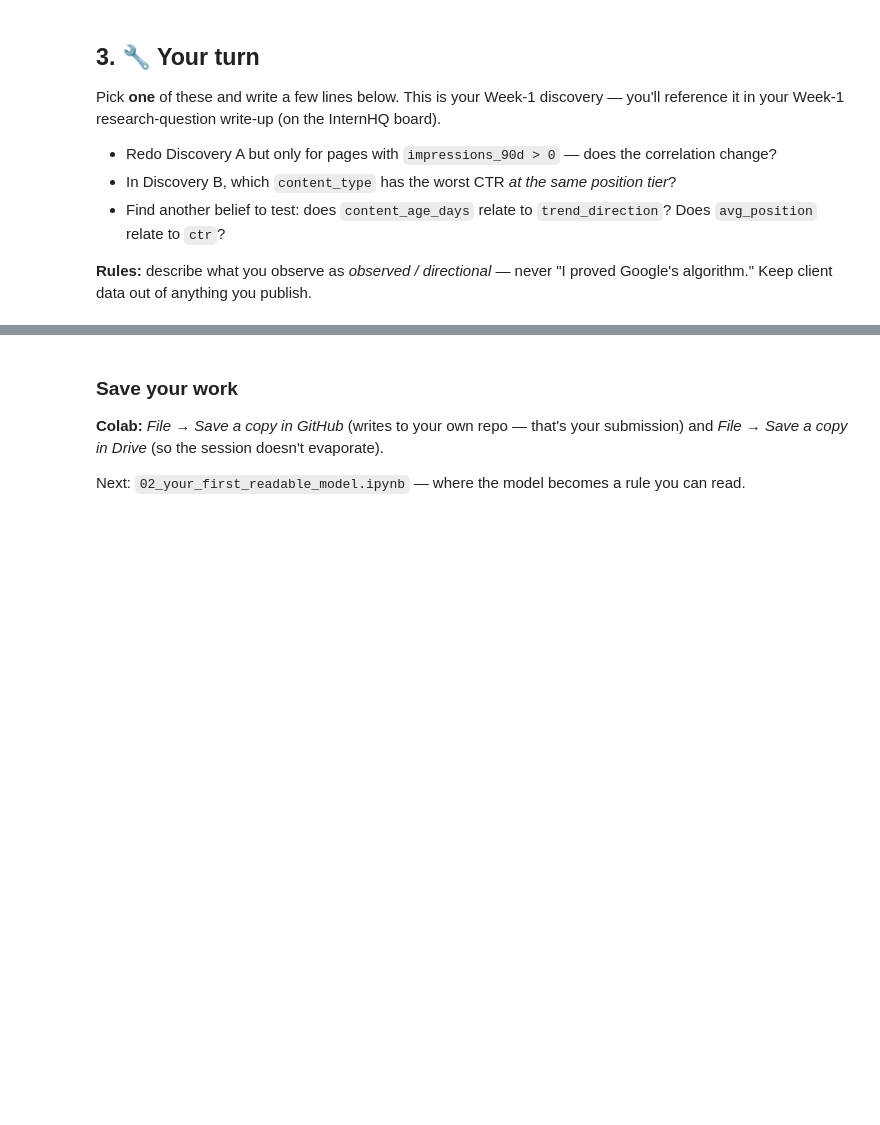
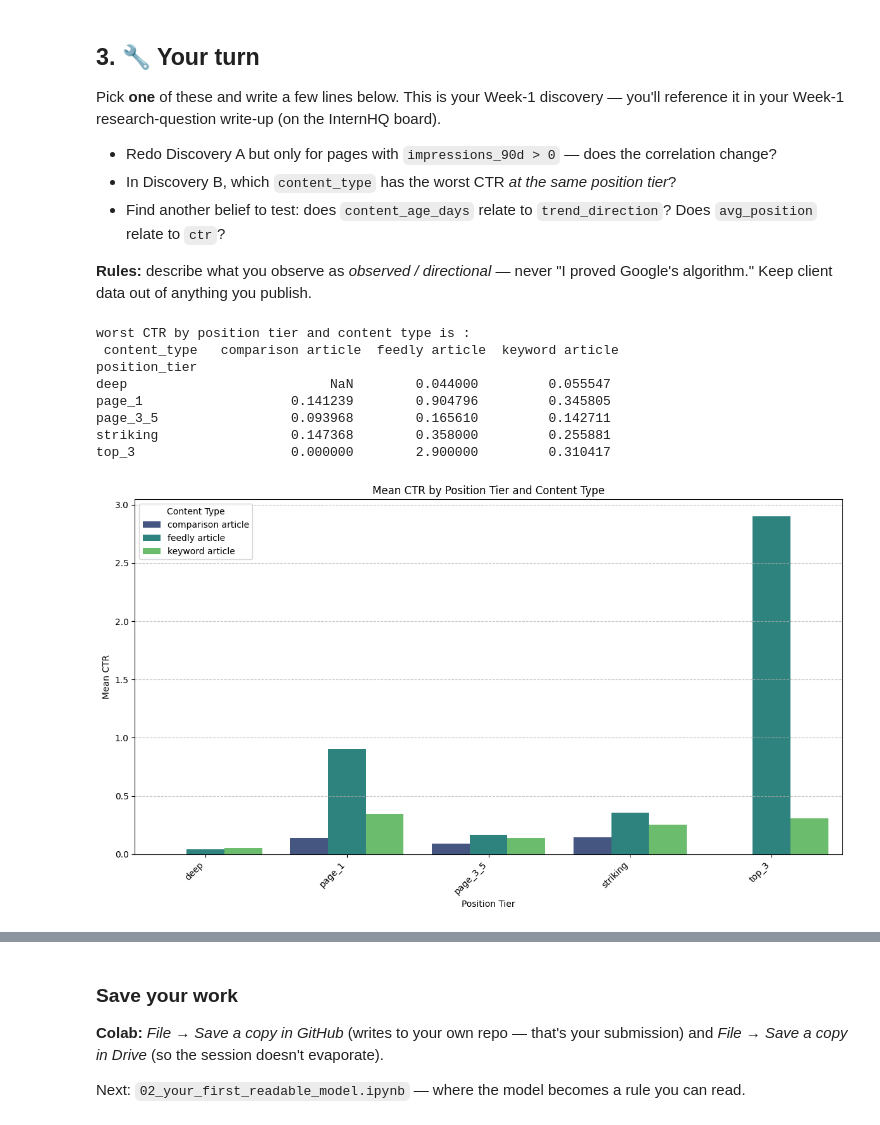
Before and after one commit to MaasFa/ml-internship-starter, a Jupyter notebook: notebooks/01_first_look_and_discovery.ipynb, the cells around one changed output, grey strips where cells are left out. Cells and saved outputs as stored; diff of their text form; code cells hidden in the pictures; blank space fills up the shorter version.

```diff
--- a/notebooks/01_first_look_and_discovery.ipynb
+++ b/notebooks/01_first_look_and_discovery.ipynb
@@ -98,4 +152,39 @@ Pick **one** of these and write a few lines below. This is your Week-1 discovery
 
 **Rules:** describe what you observe as *observed / directional* — never "I proved Google's algorithm." Keep client data out of anything you publish.
 # %%
-# Your discovery here
+import pandas as pd
+import matplotlib.pyplot as plt
+import seaborn as sns
+
+visible = df[df["impressions_90d"] >= 100]
+
+# Group by position_tier and content_type, then calculate the mean CTR
+ctr_by_pos_content = visible.groupby(['position_tier', 'content_type'])['ctr'].mean().unstack()
+
+# Find the content_type with the minimum CTR for each position_tier
+worst_ctr_by_pos = ctr_by_pos_content.idxmin(axis=1)
+min_ctr_values = ctr_by_pos_content.min(axis=1)
+print("worst CTR by position tier and content type is : \n",(ctr_by_pos_content))
+print()
+ctr_melted = ctr_by_pos_content.reset_index().melt(id_vars='position_tier', var_name='content_type', value_name='mean_ctr')
+
+plt.figure(figsize=(12, 7))
+sns.barplot(data=ctr_melted, x='position_tier', y='mean_ctr', hue='content_type', palette='viridis')
+plt.title('Mean CTR by Position Tier and Content Type')
+plt.xlabel('Position Tier')
+plt.ylabel('Mean CTR')
+plt.xticks(rotation=45, ha='right')
+plt.legend(title='Content Type')
+plt.grid(axis='y', linestyle='--', alpha=0.7)
+plt.tight_layout()
+plt.show()
+# %% [output]
+worst CTR by position tier and content type is :
+ content_type   comparison article  feedly article  keyword article
+position_tier
+deep                          NaN        0.044000         0.055547
+page_1                   0.141239        0.904796         0.345805
+page_3_5                 0.093968        0.165610         0.142711
+striking                 0.147368        0.358000         0.255881
+top_3                    0.000000        2.900000         0.310417
+[figure, added]
```
Also changed, not shown: parts of 8 cells of this notebook.
